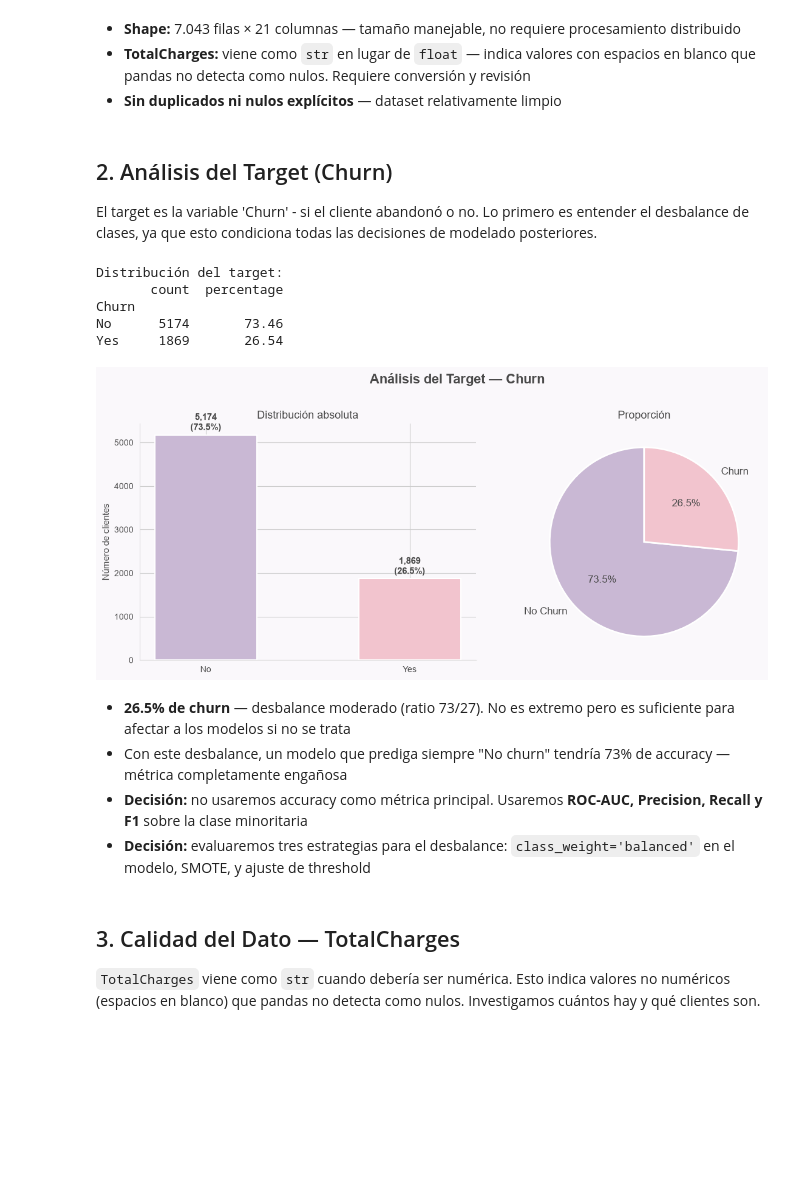
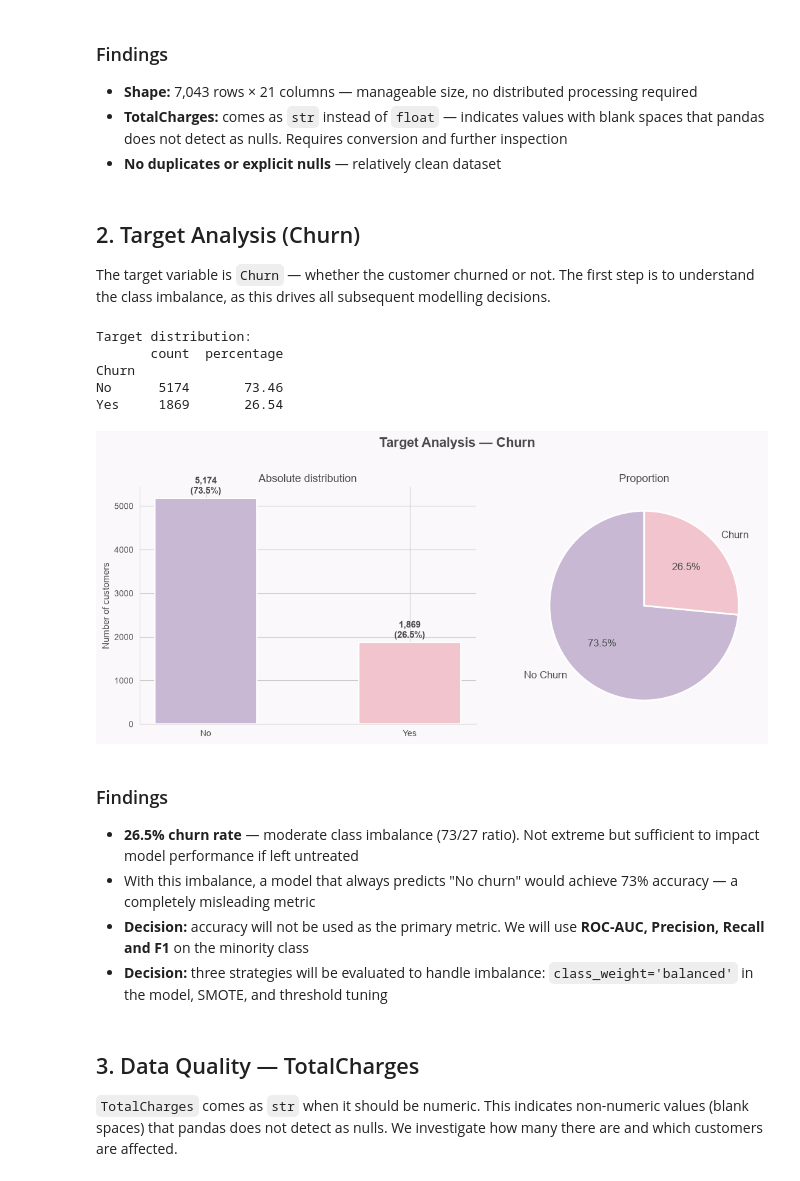
Before and after one commit to dayanaalconz/churn-prediction-pipeline, a Jupyter notebook: notebooks/01_eda.ipynb, the cells around one changed output. Saved outputs shown, nothing was run; the diff lists cells and outputs as text; code cells hidden in the pictures; blank space fills up the shorter version.

Commit message:
feat: add EDA notebook with business insights and preprocessing decisions

```diff
--- a/notebooks/01_eda.ipynb
+++ b/notebooks/01_eda.ipynb
@@ -93,85 +100,83 @@ Duplicados: 0
 | 4 | 9237-HQITU | Female | 0 | No | No | 2 | Yes | No | ... |
 5 rows × 21 columns
 # %% [markdown]
-- **Shape:** 7.043 filas × 21 columnas — tamaño manejable, no requiere
-  procesamiento distribuido
-- **TotalCharges:** viene como `str` en lugar de `float` — indica valores
-  con espacios en blanco que pandas no detecta como nulos. Requiere
-  conversión y revisión
-- **Sin duplicados ni nulos explícitos** — dataset relativamente limpio
+### Findings
+- **Shape:** 7,043 rows × 21 columns — manageable size, no distributed
+  processing required
+- **TotalCharges:** comes as `str` instead of `float` — indicates values
+  with blank spaces that pandas does not detect as nulls. Requires
+  conversion and further inspection
+- **No duplicates or explicit nulls** — relatively clean dataset
 # %% [markdown]
-## 2. Análisis del Target (Churn)
-El target es la variable 'Churn' - si el cliente abandonó o no.
-Lo primero es entender el desbalance de clases, ya que esto condiciona todas las decisiones de modelado posteriores.
+## 2. Target Analysis (Churn)
+The target variable is `Churn` — whether the customer churned or not.
+The first step is to understand the class imbalance, as this drives
+all subsequent modelling decisions.
 # %%
-# Paleta armónica — definida aquí para usar en todo el notebook
-PALETTE = {"No": "#C9B8D4", "Yes": "#F2C4CE"}
-COLORS = ["#C9B8D4", "#F2C4CE"]
-SINGLE_COLOR = "#C9B8D4"
-BACKGROUND = "#FAF8FB"
-
-# Convertir Churn a binario
+# Convert Churn to binary
 df["Churn_binary"] = (df["Churn"] == "Yes").astype(int)
 
 churn_counts = df["Churn"].value_counts()
 churn_pct = df["Churn"].value_counts(normalize=True) * 100
 
-print("Distribución del target:")
+print("Target distribution:")
 print(pd.DataFrame({"count": churn_counts, "percentage": churn_pct.round(2)}))
 
-# Visualización
+# Visualisation
 fig, axes = plt.subplots(1, 2, figsize=(12, 5), facecolor=BACKGROUND)
-fig.suptitle("Análisis del Target — Churn", fontsize=16, fontweight="bold",
+fig.suptitle("Target Analysis — Churn", fontsize=16, fontweight="bold",
              color="#4A4A4A", y=1.02)
 
-# Barplot
 for ax in axes:
     ax.set_facecolor(BACKGROUND)
 
+# Bar plot
 bars = axes[0].bar(churn_counts.index, churn_counts.values,
                    color=COLORS, width=0.5, edgecolor="white", linewidth=1.5)
-axes[0].set_title("Distribución absoluta", fontsize=13, color="#4A4A4A")
+axes[0].set_title("Absolute distribution", fontsize=13, color="#4A4A4A")
 axes[0].set_xlabel("")
-axes[0].set_ylabel("Número de clientes", fontsize=11, color="#4A4A4A")
+axes[0].set_ylabel("Number of customers", fontsize=11, color="#4A4A4A")
 axes[0].spines[["top", "right"]].set_visible(False)
 axes[0].spines[["left", "bottom"]].set_color("#DDDDDD")
 axes[0].tick_params(colors="#4A4A4A")
 for bar, pct in zip(bars, churn_pct.values):
     axes[0].text(bar.get_x() + bar.get_width()/2, bar.get_height() + 50,
                  f'{bar.get_height():,.0f}\n({pct:.1f}%)',
                  ha='center', va='bottom', fontsize=11,
                  fontweight='bold', color="#4A4A4A")
 
 # Pie chart
 axes[1].pie(churn_counts.values, labels=["No Churn", "Churn"],
             colors=COLORS, autopct='%1.1f%%', startangle=90,
             wedgeprops=dict(edgecolor="white", linewidth=2),
             textprops={"fontsize": 12, "color": "#4A4A4A"})
-axes[1].set_title("Proporción", fontsize=13, color="#4A4A4A")
+axes[1].set_title("Proportion", fontsize=13, color="#4A4A4A")
 
 plt.tight_layout()
 plt.savefig("../data/processed/01_target_distribution.png", dpi=150,
             bbox_inches="tight", facecolor=BACKGROUND)
 plt.show()
 # %% [output]
-Distribución del target:
+Target distribution:
        count  percentage
 Churn
 No      5174       73.46
 Yes     1869       26.54
-[figure, old version]
+[figure, new version]
 # %% [markdown]
-- **26.5% de churn** — desbalance moderado (ratio 73/27). No es extremo
-  pero es suficiente para afectar a los modelos si no se trata
-- Con este desbalance, un modelo que prediga siempre "No churn" tendría
-  73% de accuracy — métrica completamente engañosa
-- **Decisión:** no usaremos accuracy como métrica principal.
-  Usaremos **ROC-AUC, Precision, Recall y F1** sobre la clase minoritaria
-- **Decisión:** evaluaremos tres estrategias para el desbalance:
-  `class_weight='balanced'` en el modelo, SMOTE, y ajuste de threshold
+### Findings
+- **26.5% churn rate** — moderate class imbalance (73/27 ratio). Not extreme
+  but sufficient to impact model performance if left untreated
+- With this imbalance, a model that always predicts "No churn" would achieve
+  73% accuracy — a completely misleading metric
+- **Decision:** accuracy will not be used as the primary metric.
+  We will use **ROC-AUC, Precision, Recall and F1** on the minority class
+- **Decision:** three strategies will be evaluated to handle imbalance:
+  `class_weight='balanced'` in the model, SMOTE, and threshold tuning
 # %% [markdown]
-## 3. Calidad del Dato — TotalCharges
-`TotalCharges` viene como `str` cuando debería ser numérica.
-Esto indica valores no numéricos (espacios en blanco) que pandas
-no detecta como nulos. Investigamos cuántos hay y qué clientes son.
+## 3. Data Quality — TotalCharges
+`TotalCharges` comes as `str` when it should be numeric.
+This indicates non-numeric values (blank spaces) that pandas
+does not detect as nulls. We investigate how many there are
+and which customers are affected.
 # %%
```
Also changed, not shown: parts of 15 cells of this notebook.
